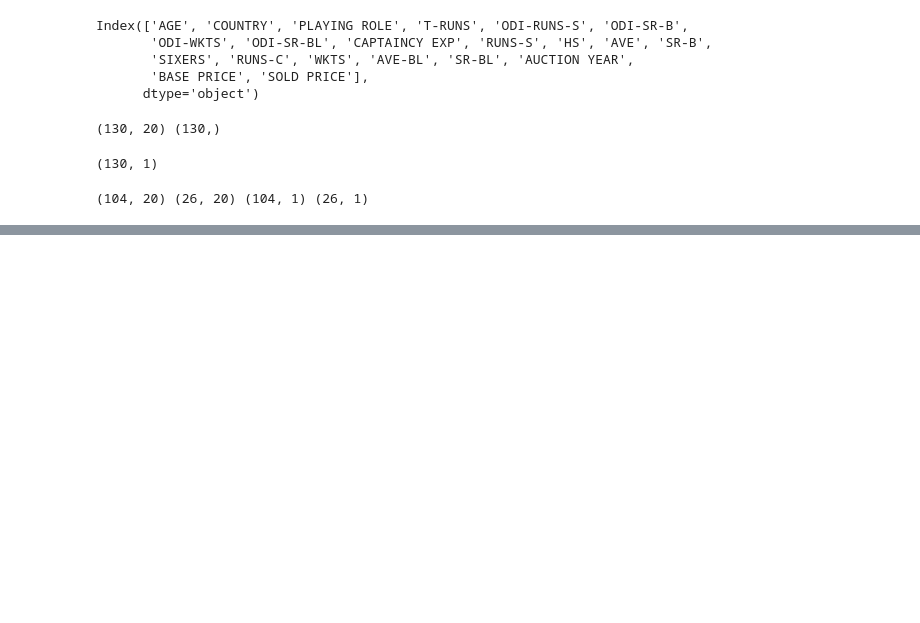
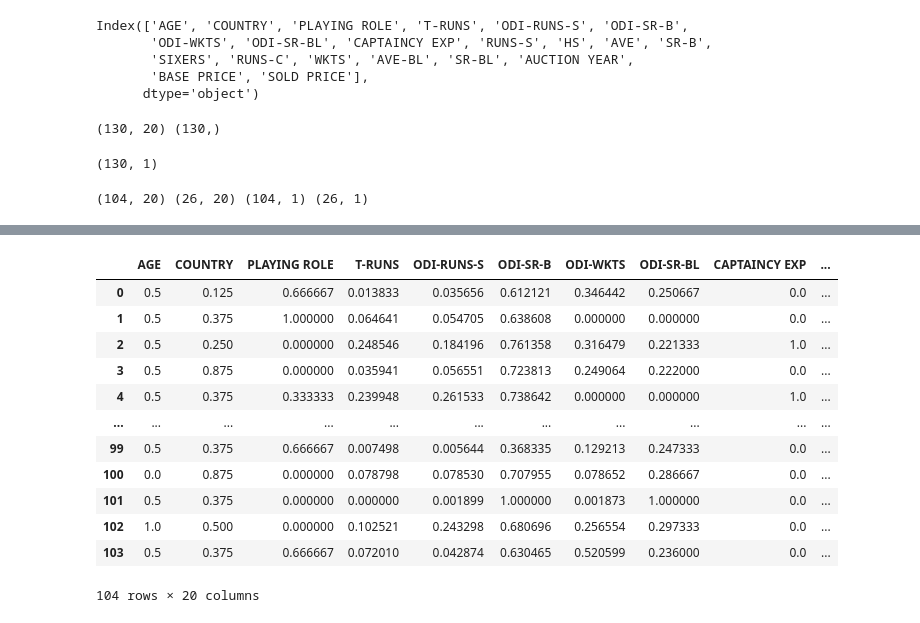
Before and after one commit to saptarshipal1/ipl_dataset2013, a Jupyter notebook: data/ipl_2013 copy_1.0.ipynb, the cells around one changed output, grey strips where cells are left out. Drawn from its saved outputs; the diff is of its cells as text; code cells hidden in the pictures; blank space fills up the shorter version.

```diff
--- a/data/ipl_2013 copy_1.0.ipynb
+++ b/data/ipl_2013 copy_1.0.ipynb
@@ -253,3 +253,10 @@ X_train,X_test,y_train,y_test = train_test_split(X,y,test_size=0.2,random_state=
 print(X_train.shape,X_test.shape,y_train.shape,y_test.shape)
 # %% [output]
 (104, 20) (26, 20) (104, 1) (26, 1)
+# %%
+#MinMAx Scaler
+
+scaler = MinMaxScaler()
+
+X_train_sc = scaler.fit_transform(X_train)
+X_train_sc
@@ -255,0 +277,17 @@ print(X_train.shape,X_test.shape,y_train.shape,y_test.shape)
+# %%
+X_train_sc = pd.DataFrame(X_train_sc,columns = X_train.columns)
+X_train_sc
+# %% [output]
+|  | AGE | COUNTRY | PLAYING ROLE | T-RUNS | ODI-RUNS-S | ODI-SR-B | ODI-WKTS | ODI-SR-BL | CAPTAINCY EXP | ... |
+| 0 | 0.5 | 0.125 | 0.666667 | 0.013833 | 0.035656 | 0.612121 | 0.346442 | 0.250667 | 0.0 | ... |
+| 1 | 0.5 | 0.375 | 1.000000 | 0.064641 | 0.054705 | 0.638608 | 0.000000 | 0.000000 | 0.0 | ... |
+| 2 | 0.5 | 0.250 | 0.000000 | 0.248546 | 0.184196 | 0.761358 | 0.316479 | 0.221333 | 1.0 | ... |
+| 3 | 0.5 | 0.875 | 0.000000 | 0.035941 | 0.056551 | 0.723813 | 0.249064 | 0.222000 | 0.0 | ... |
+| 4 | 0.5 | 0.375 | 0.333333 | 0.239948 | 0.261533 | 0.738642 | 0.000000 | 0.000000 | 1.0 | ... |
+| ... | ... | ... | ... | ... | ... | ... | ... | ... | ... | ... |
+| 99 | 0.5 | 0.375 | 0.666667 | 0.007498 | 0.005644 | 0.368335 | 0.129213 | 0.247333 | 0.0 | ... |
+| 100 | 0.0 | 0.875 | 0.000000 | 0.078798 | 0.078530 | 0.707955 | 0.078652 | 0.286667 | 0.0 | ... |
+| 101 | 0.5 | 0.375 | 0.000000 | 0.000000 | 0.001899 | 1.000000 | 0.001873 | 1.000000 | 0.0 | ... |
+| 102 | 1.0 | 0.500 | 0.000000 | 0.102521 | 0.243298 | 0.680696 | 0.256554 | 0.297333 | 0.0 | ... |
+| 103 | 0.5 | 0.375 | 0.666667 | 0.072010 | 0.042874 | 0.630465 | 0.520599 | 0.236000 | 0.0 | ... |
+104 rows × 20 columns
```
Also changed, not shown: parts of 3 cells of this notebook.
